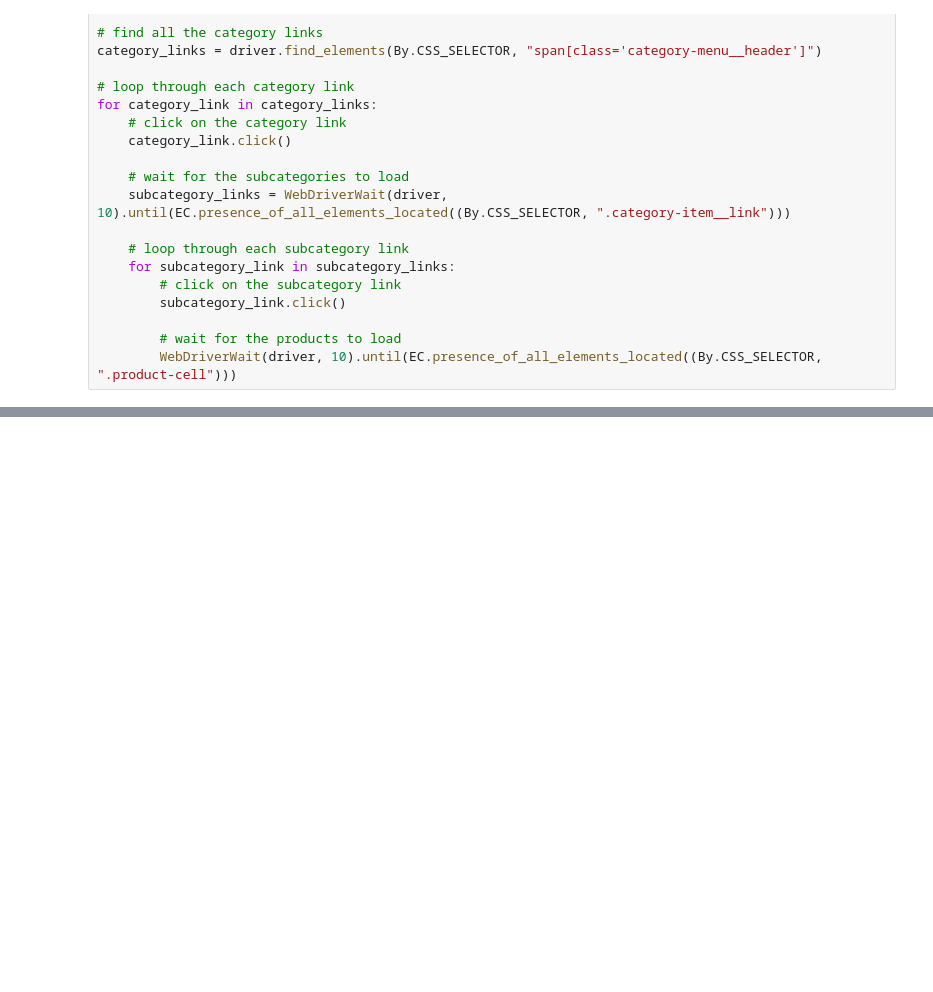
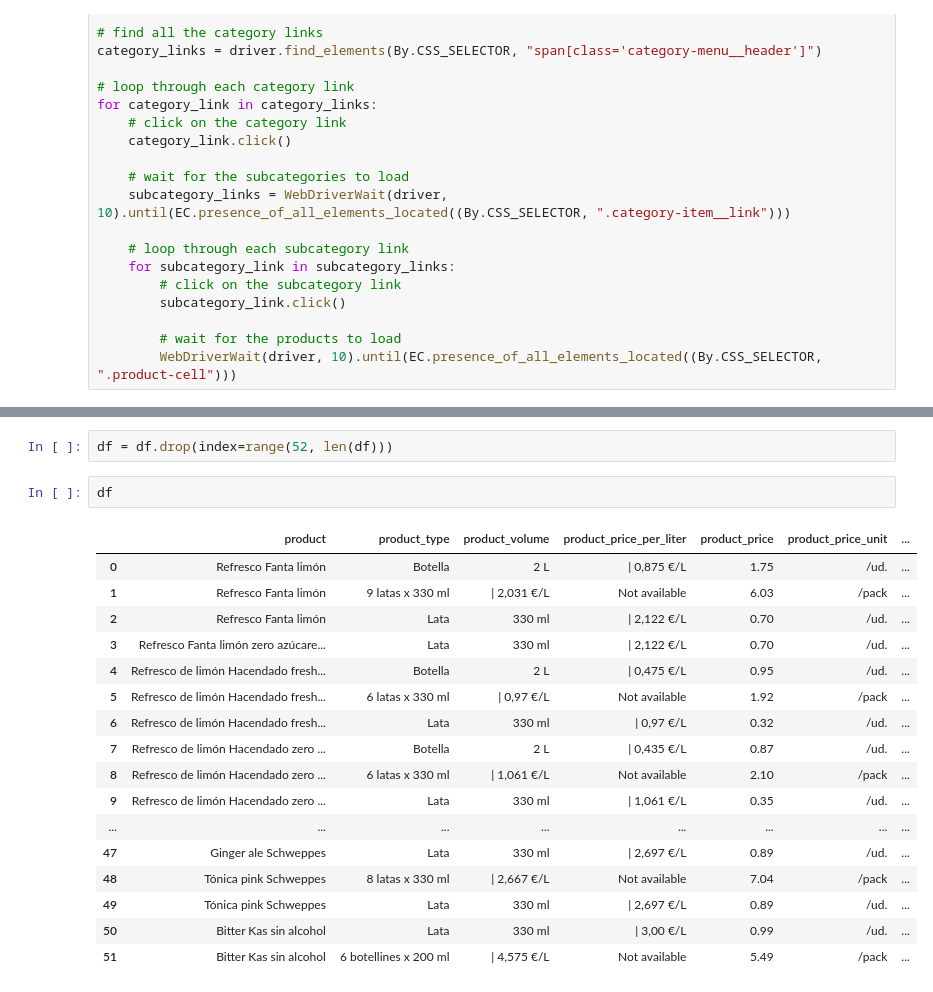
Before and after one commit to castrokike/final_proyect, a Jupyter notebook: scrp_mercadona.ipynb, the cells around one changed output, grey strips where cells are left out. Saved outputs shown, nothing was run; the diff lists cells and outputs as text; blank space fills up the shorter version.

```diff
--- a/scrp_mercadona.ipynb
+++ b/scrp_mercadona.ipynb
@@ -343,0 +377,22 @@ df.tail(50)
+# %%
+df = df.drop(index=range(52, len(df)))
+# %%
+df
+# %% [output]
+|  | product | product_type | product_volume | product_price_per_liter | product_price | product_price_unit | ... |
+| 0 | Refresco Fanta limón | Botella | 2 L | | 0,875 €/L | 1.75 | /ud. | ... |
+| 1 | Refresco Fanta limón | 9 latas x 330 ml | | 2,031 €/L | Not available | 6.03 | /pack | ... |
+| 2 | Refresco Fanta limón | Lata | 330 ml | | 2,122 €/L | 0.70 | /ud. | ... |
+| 3 | Refresco Fanta limón zero azúcare... | Lata | 330 ml | | 2,122 €/L | 0.70 | /ud. | ... |
+| 4 | Refresco de limón Hacendado fresh... | Botella | 2 L | | 0,475 €/L | 0.95 | /ud. | ... |
+| 5 | Refresco de limón Hacendado fresh... | 6 latas x 330 ml | | 0,97 €/L | Not available | 1.92 | /pack | ... |
+| 6 | Refresco de limón Hacendado fresh... | Lata | 330 ml | | 0,97 €/L | 0.32 | /ud. | ... |
+| 7 | Refresco de limón Hacendado zero ... | Botella | 2 L | | 0,435 €/L | 0.87 | /ud. | ... |
+| 8 | Refresco de limón Hacendado zero ... | 6 latas x 330 ml | | 1,061 €/L | Not available | 2.10 | /pack | ... |
+| 9 | Refresco de limón Hacendado zero ... | Lata | 330 ml | | 1,061 €/L | 0.35 | /ud. | ... |
+| ... | ... | ... | ... | ... | ... | ... | ... |
+| 47 | Ginger ale Schweppes | Lata | 330 ml | | 2,697 €/L | 0.89 | /ud. | ... |
+| 48 | Tónica pink Schweppes | 8 latas x 330 ml | | 2,667 €/L | Not available | 7.04 | /pack | ... |
+| 49 | Tónica pink Schweppes | Lata | 330 ml | | 2,697 €/L | 0.89 | /ud. | ... |
+| 50 | Bitter Kas sin alcohol | Lata | 330 ml | | 3,00 €/L | 0.99 | /ud. | ... |
+| 51 | Bitter Kas sin alcohol | 6 botellines x 200 ml | | 4,575 €/L | Not available | 5.49 | /pack | ... |
```
Also changed, not shown: parts of 17 cells of this notebook.
